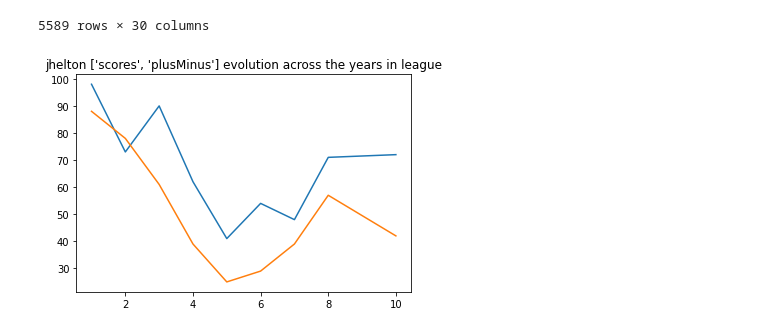
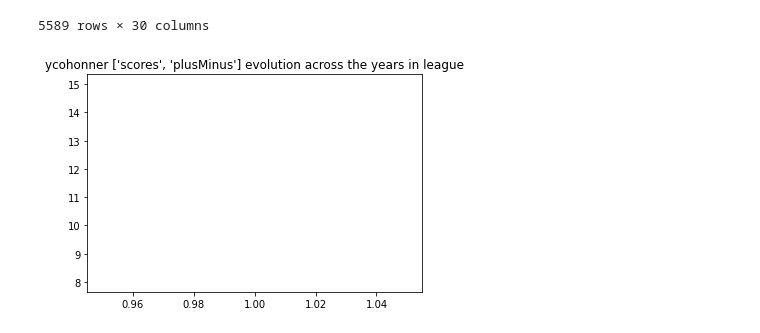
Before and after one commit to yukikongju/Miscellaneous-Projects, a Jupyter notebook: AUDL-exploration/exploration/Exploring career evolution.ipynb, the cells around one changed output. Drawn from its saved outputs; the diff is of its cells as text; code cells hidden in the pictures.

```diff
--- a/AUDL-exploration/exploration/Exploring career evolution.ipynb
+++ b/AUDL-exploration/exploration/Exploring career evolution.ipynb
@@ -2,11 +2,11 @@
 import pandas as pd
 import matplotlib.pyplot as plt
 # %%
-seasons = pd.read_csv('../data/player_stats_career.csv')
-points = pd.read_csv('../data/player_stats_seasons_points.csv')
-possessions = pd.read_csv('../data/player_stats_seasons_possessions.csv')
-minutes = pd.read_csv('../data/player_stats_seasons_minutes.csv')
-games = pd.read_csv('../data/players_stats_seasons_games.csv')
+seasons = pd.read_csv('../data/player_stats/player_stats_career.csv')
+points = pd.read_csv('../data/player_stats/player_stats_seasons_points.csv')
+possessions = pd.read_csv('../data/player_stats/player_stats_seasons_possessions.csv')
+minutes = pd.read_csv('../data/player_stats/player_stats_seasons_minutes.csv')
+games = pd.read_csv('../data/player_stats/players_stats_seasons_games.csv')
 # %% [markdown]
 To explore:
 - [ ]
@@ -201,18 +204,18 @@ See the caveats in the documentation: https://pandas.pydata.org/pandas-docs/stab
 # %%
 #
 
 def plot_player_stats_evolution(df, playerID, stat_columns):
     tmp = df[df['playerID'] == playerID]
     years = tmp['years_in_league']
 
     for col in stat_columns:
         stats = tmp[col]
         plt.plot(years, stats)
     plt.title(f'{playerID} {stat_columns} evolution across the years in league')
     plt.show()
 
 # plot_player_stats_evolution(players_seasons_numbered, 'jhelton', ['scores'])
 # plot_player_stats_evolution(players_seasons_numbered, 'jhelton', ['plusMinus'])
-plot_player_stats_evolution(players_seasons_numbered, 'jhelton', ['scores', 'plusMinus'])
+plot_player_stats_evolution(players_seasons_numbered, 'ycohonner', ['scores', 'plusMinus'])
 # %% [output]
-[figure, old version]
+[figure, new version]
```
Also changed, not shown: parts of 2 cells of this notebook, 3 other files.
